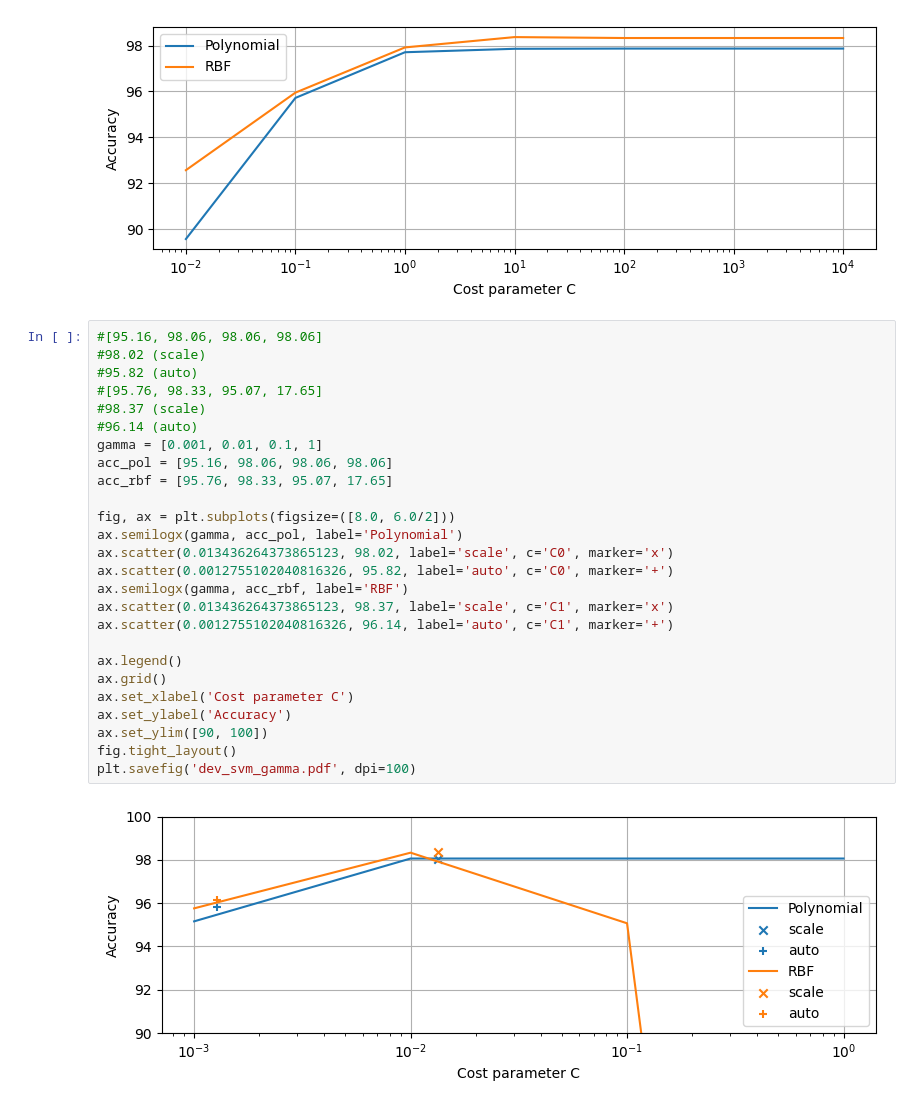
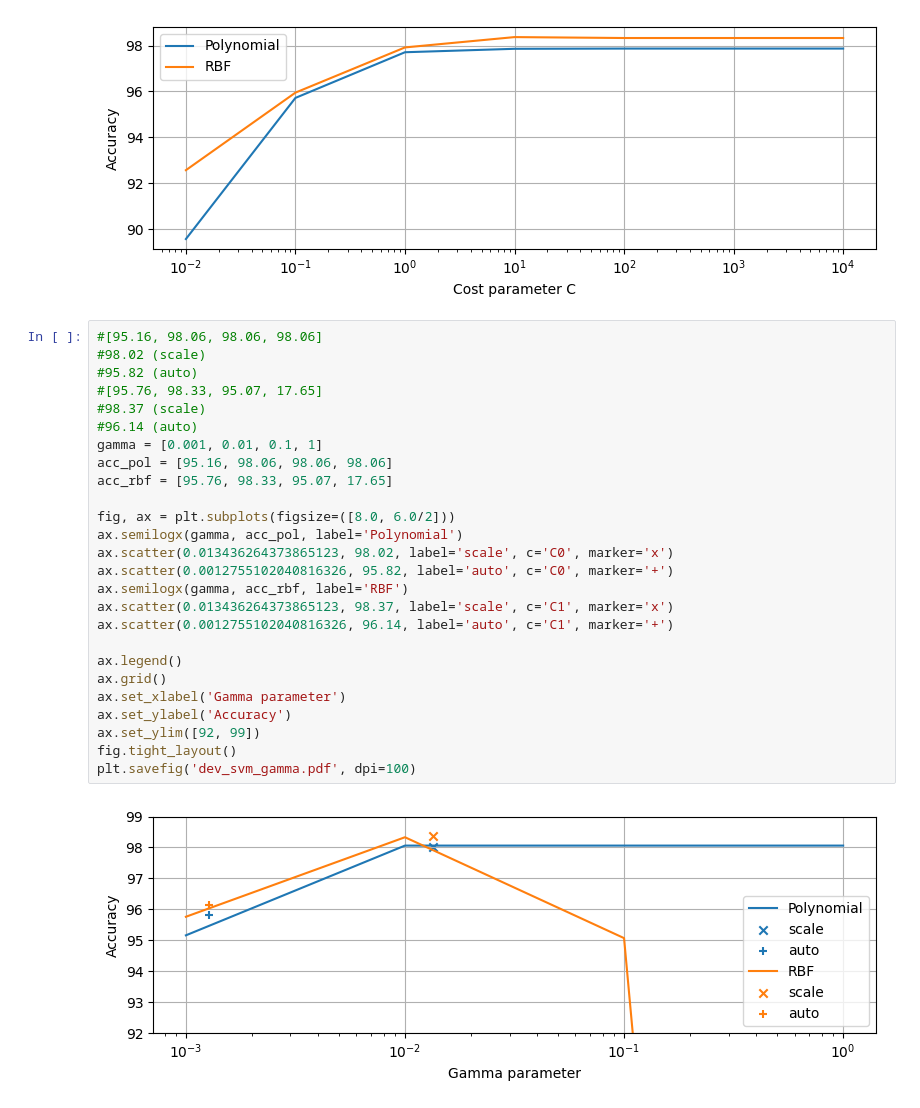
Before and after one commit to Madsen95/ML_Miniproject, a Jupyter notebook: dev.ipynb, the cells around one changed output. Cells and saved outputs as stored; diff of their text form.

```diff
--- a/dev.ipynb
+++ b/dev.ipynb
@@ -20,28 +20,28 @@ plt.savefig('dev_svm_C.pdf', dpi=100)
 # %%
 #[95.16, 98.06, 98.06, 98.06]
 #98.02 (scale)
 #95.82 (auto)
 #[95.76, 98.33, 95.07, 17.65]
 #98.37 (scale)
 #96.14 (auto)
 gamma = [0.001, 0.01, 0.1, 1]
 acc_pol = [95.16, 98.06, 98.06, 98.06]
 acc_rbf = [95.76, 98.33, 95.07, 17.65]
 
 fig, ax = plt.subplots(figsize=([8.0, 6.0/2]))
 ax.semilogx(gamma, acc_pol, label='Polynomial')
 ax.scatter(0.013436264373865123, 98.02, label='scale', c='C0', marker='x')
 ax.scatter(0.0012755102040816326, 95.82, label='auto', c='C0', marker='+')
 ax.semilogx(gamma, acc_rbf, label='RBF')
 ax.scatter(0.013436264373865123, 98.37, label='scale', c='C1', marker='x')
 ax.scatter(0.0012755102040816326, 96.14, label='auto', c='C1', marker='+')
 
 ax.legend()
 ax.grid()
-ax.set_xlabel('Cost parameter C')
+ax.set_xlabel('Gamma parameter')
 ax.set_ylabel('Accuracy')
-ax.set_ylim([90, 100])
+ax.set_ylim([92, 99])
 fig.tight_layout()
 plt.savefig('dev_svm_gamma.pdf', dpi=100)
 # %% [output]
-[figure, old version]
+[figure, new version]
```
Also changed, not shown: 2 other files.
